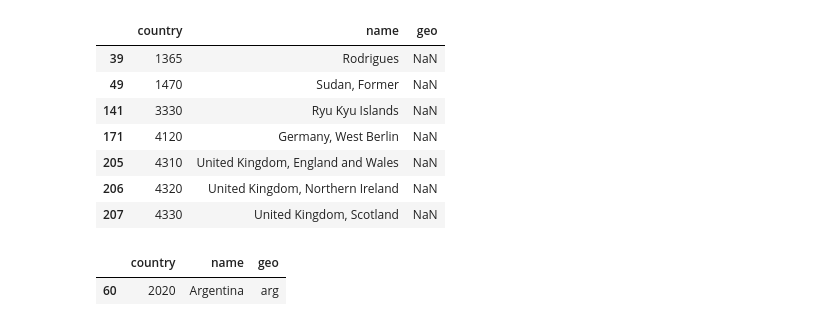
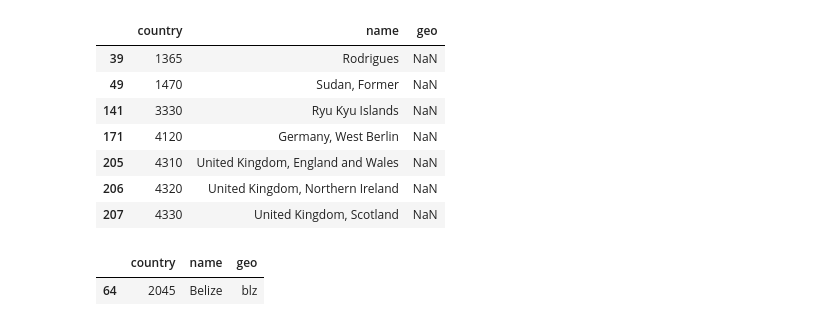
Before and after one commit to open-numbers/ddf--who--violence_injury_prevention, a Jupyter notebook: etl/notebooks/SG.ipynb, the cells around one changed output. Cells and saved outputs as stored; diff of their text form; code cells hidden in the pictures.

```diff
--- a/etl/notebooks/SG.ipynb
+++ b/etl/notebooks/SG.ipynb
@@ -283,7 +283,7 @@ for g, df in gs:
 
     df_.to_csv(osp.join(sgPath, f'ddf--datapoints--{name}--by--geo--time.csv'), index=False)
 # %%
-country[country.geo == 'arg']
+country[country.geo == 'blz']
 # %% [output]
 |  | country | name | geo |
-| 60 | 2020 | Argentina | arg |
+| 64 | 2045 | Belize | blz |
```
Also changed, not shown: 11 other files.
